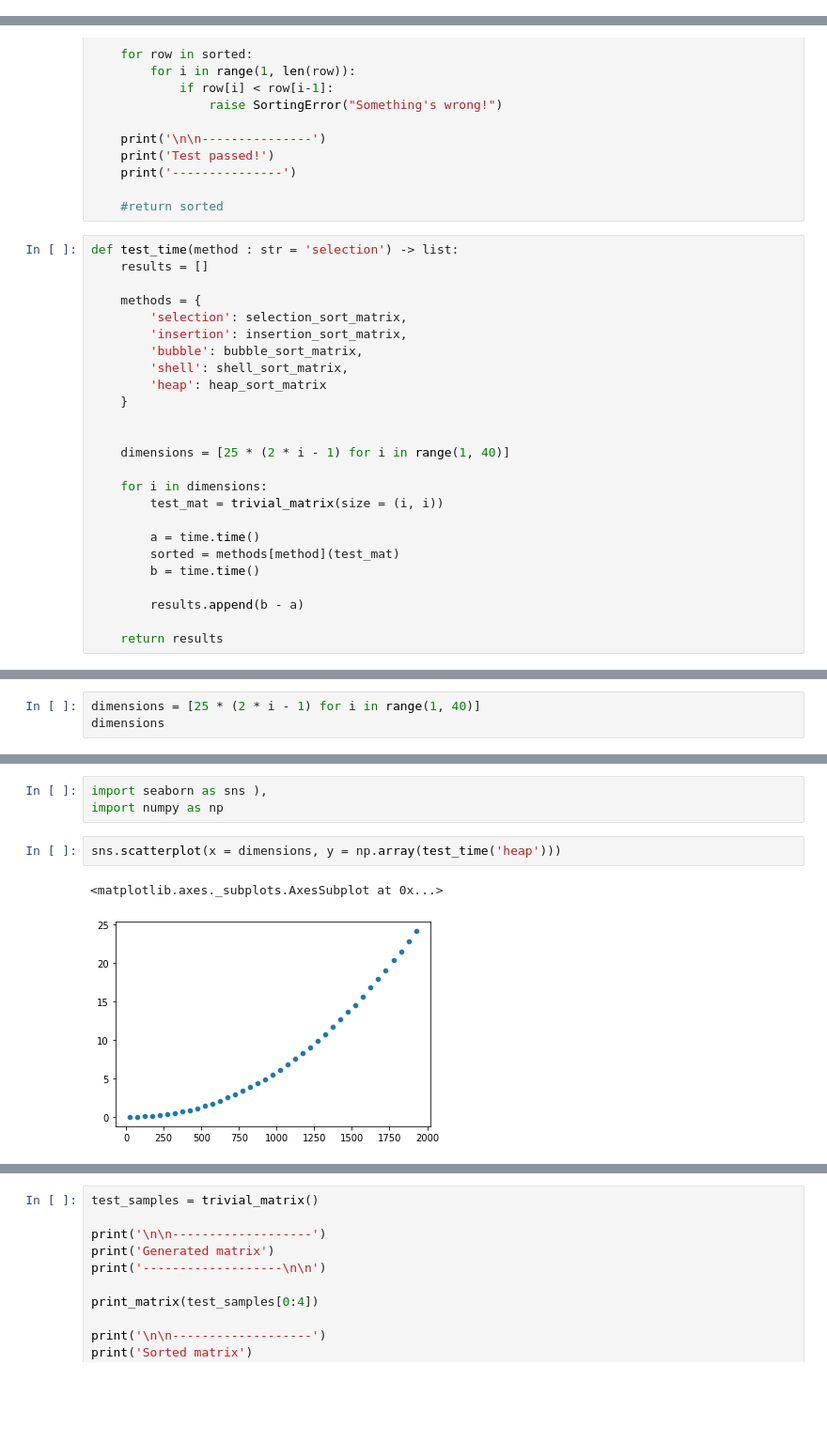
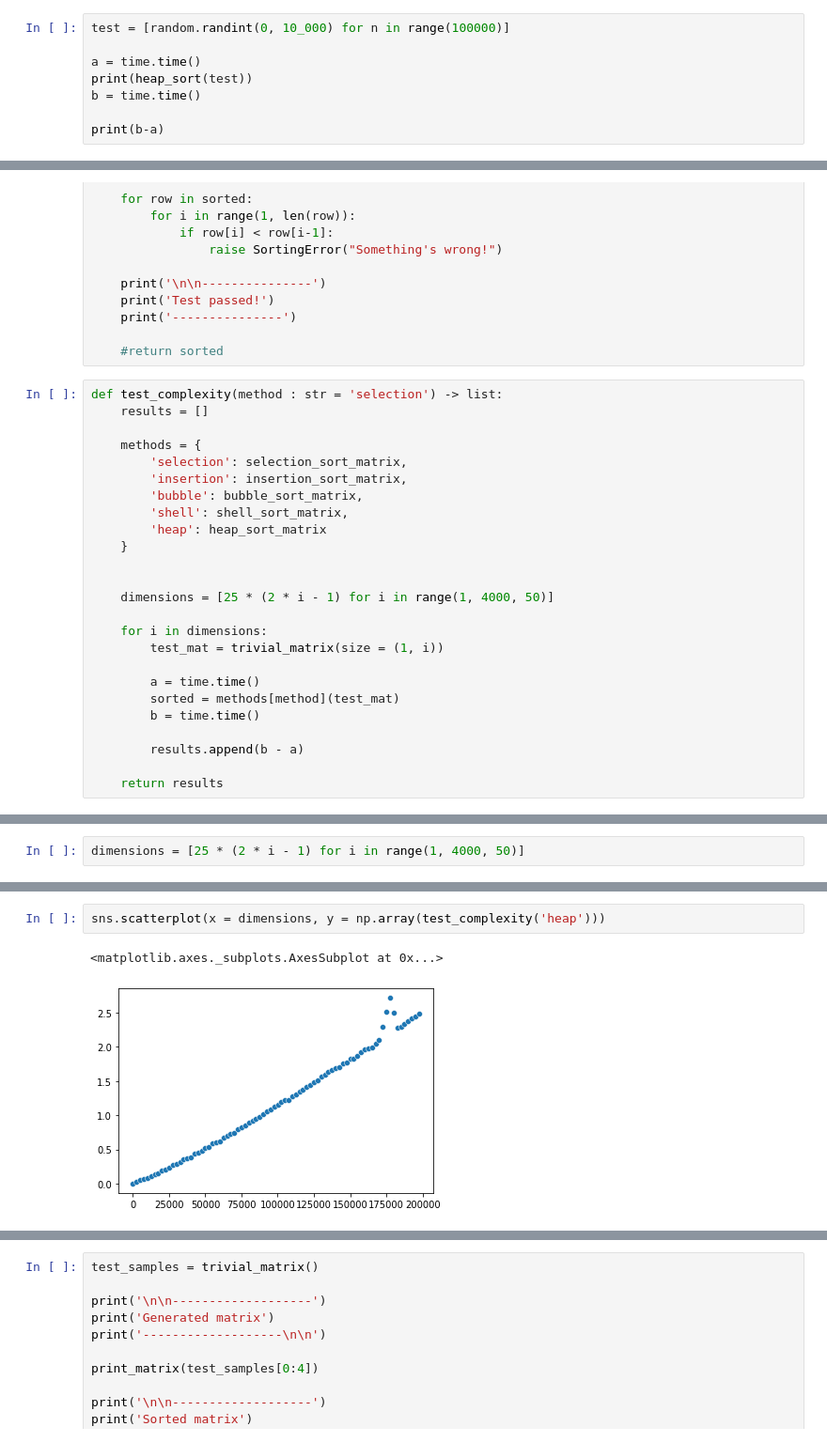
Before and after one commit to fac3lessd0ge/MTUCI_algo, a Jupyter notebook: Lab/Lab1_BVT2002_GarmashAE.ipynb, the cells around one changed output, grey strips where cells are left out. Shown at 94% size. Drawn from its saved outputs; the diff is of its cells as text; blank space fills up the shorter version.

```diff
--- a/Lab/Lab1_BVT2002_GarmashAE.ipynb
+++ b/Lab/Lab1_BVT2002_GarmashAE.ipynb
@@ -235,3 +376,11 @@ def heap_sort(li) -> list:
         heapify(li, i, 0)
 
     return li
+# %%
+test = [random.randint(0, 10_000) for n in range(100000)]
+
+a = time.time()
+print(heap_sort(test))
+b = time.time()
+
+print(b-a)
@@ -285,7 +436,7 @@ def sort_n_test(matrix, method : str = 'selection', print_result = True):
 
     #return sorted
 # %%
-def test_time(method : str = 'selection') -> list:
+def test_complexity(method : str = 'selection') -> list:
     results = []
 
     methods = {
@@ -297,10 +448,10 @@ def test_time(method : str = 'selection') -> list:
     }
 
 
-    dimensions = [25 * (2 * i - 1) for i in range(1, 40)]
+    dimensions = [25 * (2 * i - 1) for i in range(1, 4000, 50)]
 
     for i in dimensions:
-        test_mat = trivial_matrix(size = (i, i))
+        test_mat = trivial_matrix(size = (1, i))
 
         a = time.time()
         sorted = methods[method](test_mat)
@@ -312,3 +466,2 @@ def test_time(method : str = 'selection') -> list:
 # %%
-dimensions = [25 * (2 * i - 1) for i in range(1, 40)]
-dimensions
+dimensions = [25 * (2 * i - 1) for i in range(1, 4000, 50)]
@@ -333,8 +468,5 @@ dimensions
-# %%
-import seaborn as sns ),
-import numpy as np
 # %%
-sns.scatterplot(x = dimensions, y = np.array(test_time('heap')))
+sns.scatterplot(x = dimensions, y = np.array(test_complexity('heap')))
 # %% [output]
 <matplotlib.axes._subplots.AxesSubplot at 0x...>
-[figure, old version]
+[figure, new version]
```
Also changed, not shown: parts of 18 cells of this notebook.
